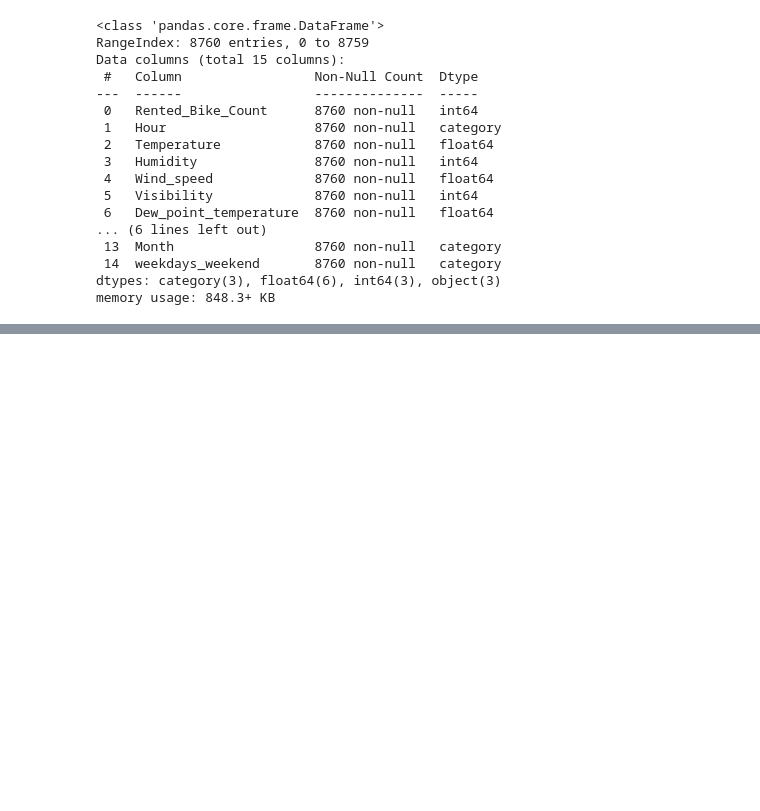
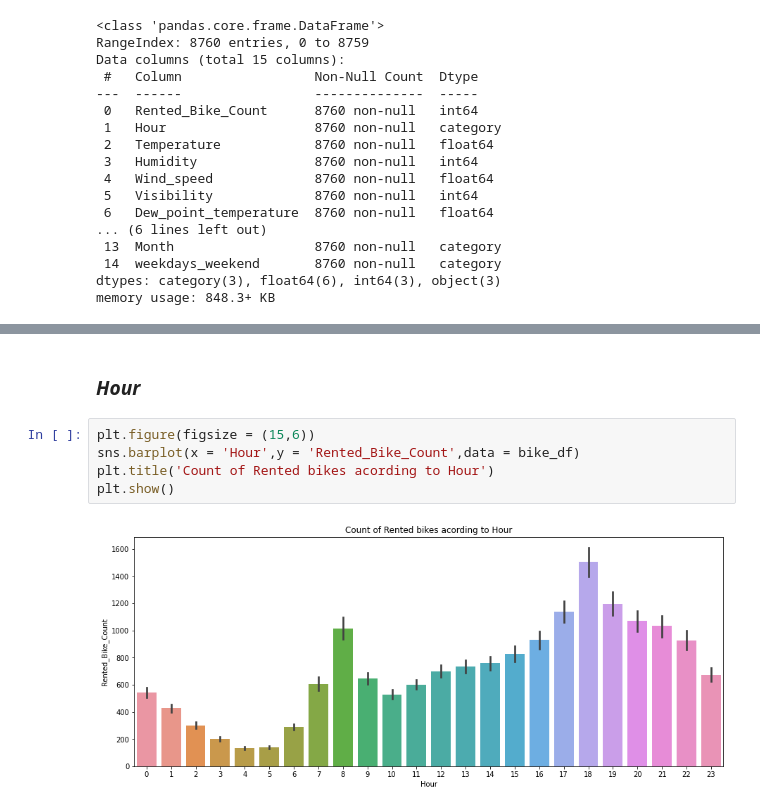
Before and after one commit to kiranahire03/Bike-Linear-Regression, a Jupyter notebook: Seoul_Bike_Sharing_Demand_Prediction.ipynb, the cells around one changed output, grey strips where cells are left out. Saved outputs shown, nothing was run; the diff lists cells and outputs as text; blank space fills up the shorter version.

```diff
--- a/Seoul_Bike_Sharing_Demand_Prediction.ipynb
+++ b/Seoul_Bike_Sharing_Demand_Prediction.ipynb
@@ -337,0 +386,9 @@ memory usage: 848.3+ KB
+# %% [markdown]
+### ***Hour***
+# %%
+plt.figure(figsize = (15,6))
+sns.barplot(x = 'Hour',y = 'Rented_Bike_Count',data = bike_df)
+plt.title('Count of Rented bikes acording to Hour')
+plt.show()
+# %% [output]
+[figure, added]
```
Also changed, not shown: parts of 26 cells of this notebook.
